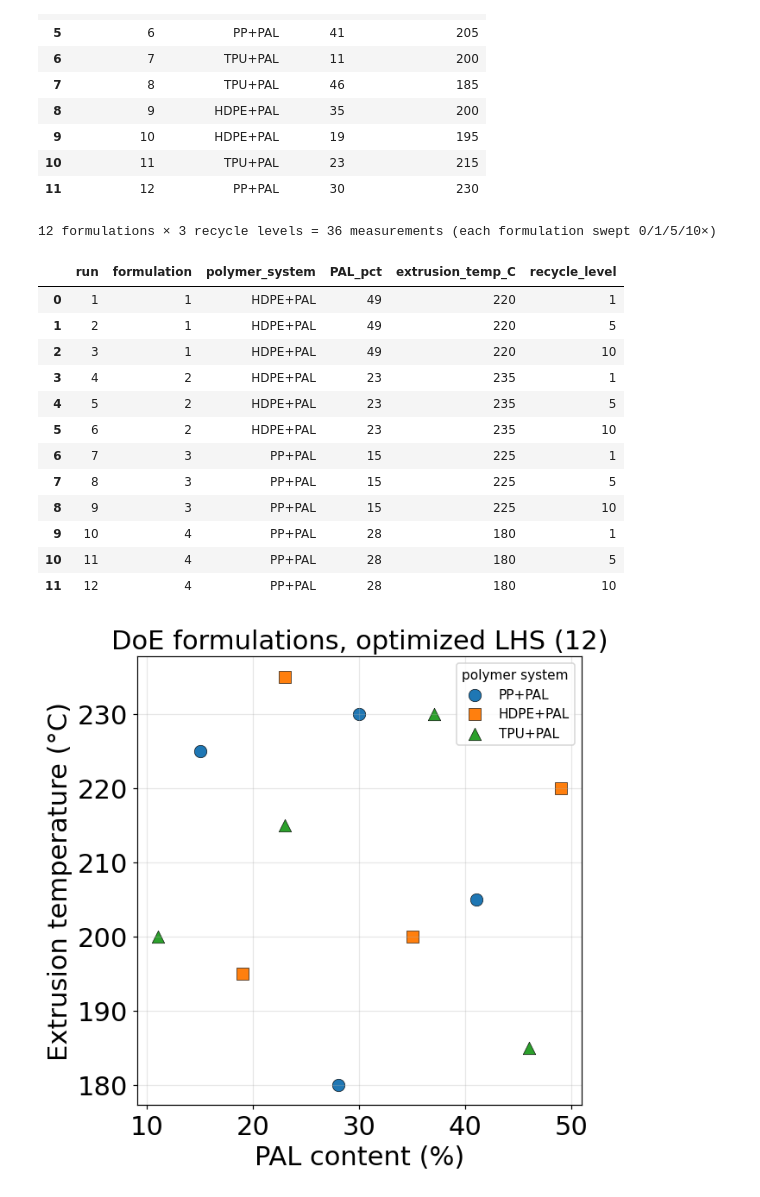
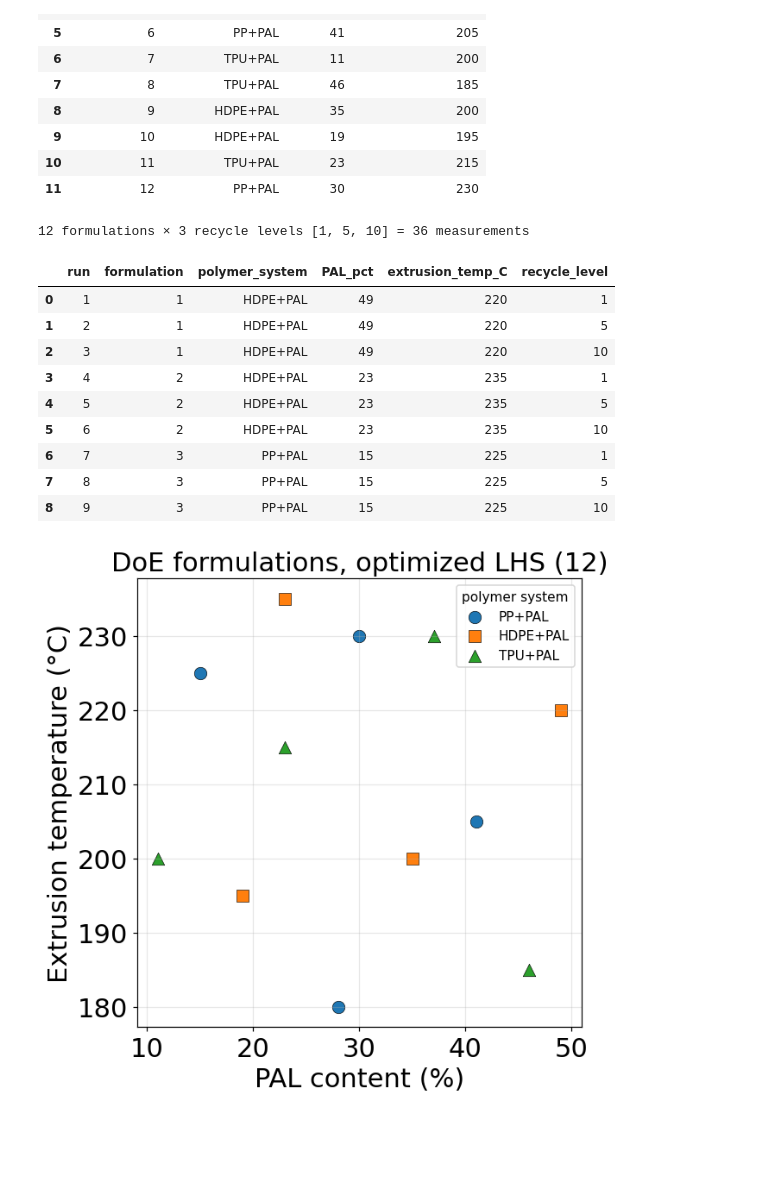
Before and after one commit to Chris1504-fdz/UIC_NU_Recycling, a Jupyter notebook: notebooks/data_processing_v2.ipynb, the cells around one changed output. Cells and saved outputs as stored; diff of their text form; code cells hidden in the pictures; blank space fills up the shorter version.

```diff
--- a/notebooks/data_processing_v2.ipynb
+++ b/notebooks/data_processing_v2.ipynb
@@ -291,26 +288,29 @@ polymer balance: {'HDPE+PAL': 4, 'PP+PAL': 4, 'TPU+PAL': 4}
 # %%
 # Expand each formulation across the recycle degradation series -> measurement plan.
 plan = doe.expand_recycle(design)
 plan.to_csv(p.doe / "doe_measurement_plan.csv", index=False)
-plan.to_excel(p.doe / "doe_measurement_plan.xlsx", index=False, engine="openpyxl")
-print(f"{len(design)} formulations × {plan['recycle_level'].nunique()} recycle levels "
-      f"= {len(plan)} measurements (each formulation swept 0/1/5/10×)")
-plan.head(12)
+
+# Excel: full plan + a companion sheet WITHOUT the recycle-level column (unique formulations).
+no_recycle = plan.drop(columns=["run", "recycle_level"]).drop_duplicates().reset_index(drop=True)
+with pd.ExcelWriter(p.doe / "doe_measurement_plan.xlsx", engine="openpyxl") as xw:
+    plan.to_excel(xw, sheet_name="measurement_plan", index=False)
+    no_recycle.to_excel(xw, sheet_name="no_recycle", index=False)
+
+levels = sorted(plan["recycle_level"].unique())
+print(f"{len(design)} formulations × {len(levels)} recycle levels {levels} = {len(plan)} measurements")
+plan.head(9)
 # %% [output]
-12 formulations × 3 recycle levels = 36 measurements (each formulation swept 0/1/5/10×)
+12 formulations × 3 recycle levels [1, 5, 10] = 36 measurements
 |  | run | formulation | polymer_system | PAL_pct | extrusion_temp_C | recycle_level |
 | 0 | 1 | 1 | HDPE+PAL | 49 | 220 | 1 |
 | 1 | 2 | 1 | HDPE+PAL | 49 | 220 | 5 |
 | 2 | 3 | 1 | HDPE+PAL | 49 | 220 | 10 |
 | 3 | 4 | 2 | HDPE+PAL | 23 | 235 | 1 |
 | 4 | 5 | 2 | HDPE+PAL | 23 | 235 | 5 |
 | 5 | 6 | 2 | HDPE+PAL | 23 | 235 | 10 |
 | 6 | 7 | 3 | PP+PAL | 15 | 225 | 1 |
 | 7 | 8 | 3 | PP+PAL | 15 | 225 | 5 |
 | 8 | 9 | 3 | PP+PAL | 15 | 225 | 10 |
-| 9 | 10 | 4 | PP+PAL | 28 | 180 | 1 |
-| 10 | 11 | 4 | PP+PAL | 28 | 180 | 5 |
-| 11 | 12 | 4 | PP+PAL | 28 | 180 | 10 |
 # %%
 plots.doe_scatter(design, save=p.figures / "doe_formulations.png")
 # %% [output]
```
Also changed, not shown: parts of 1 cell of this notebook, 18 other files.
